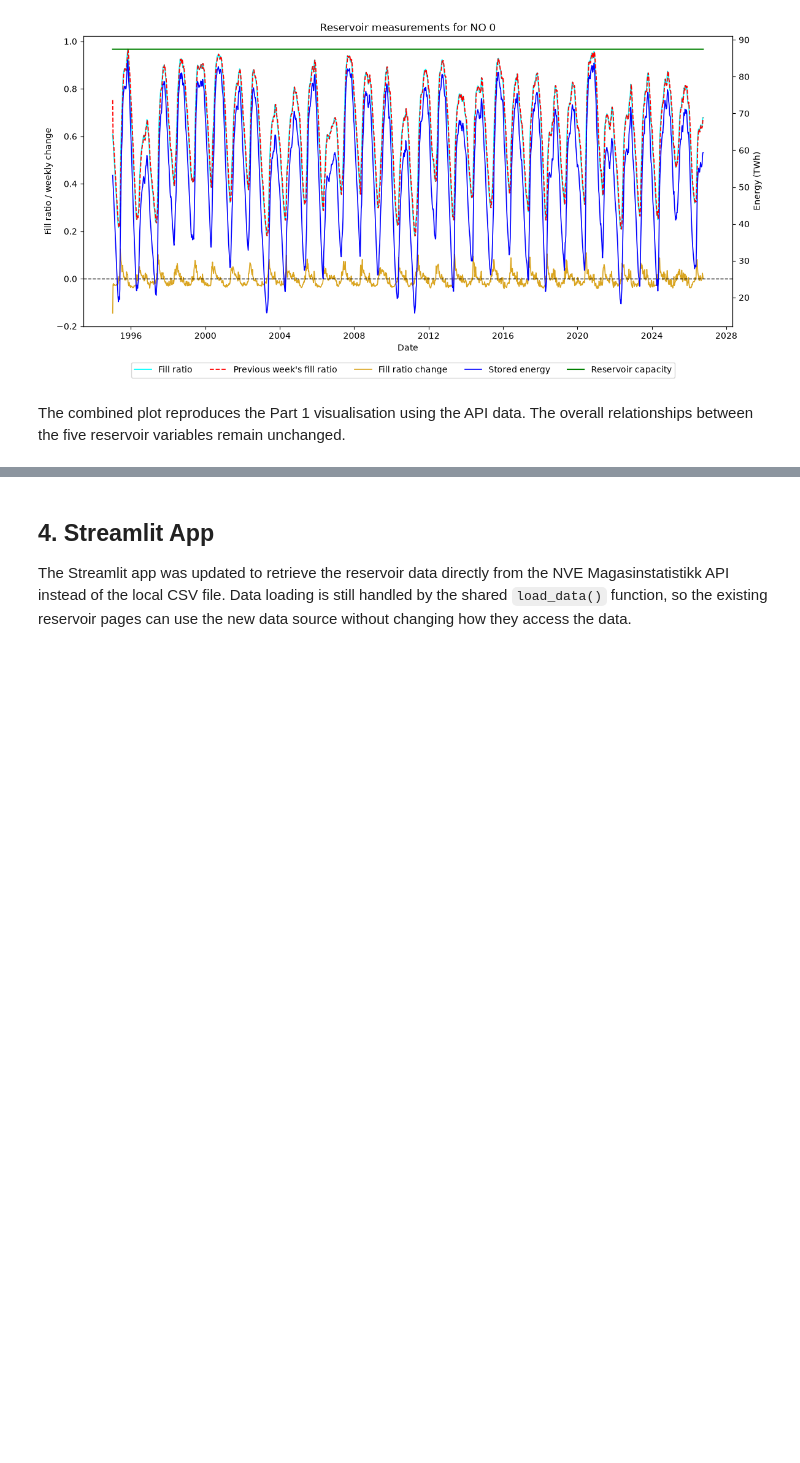
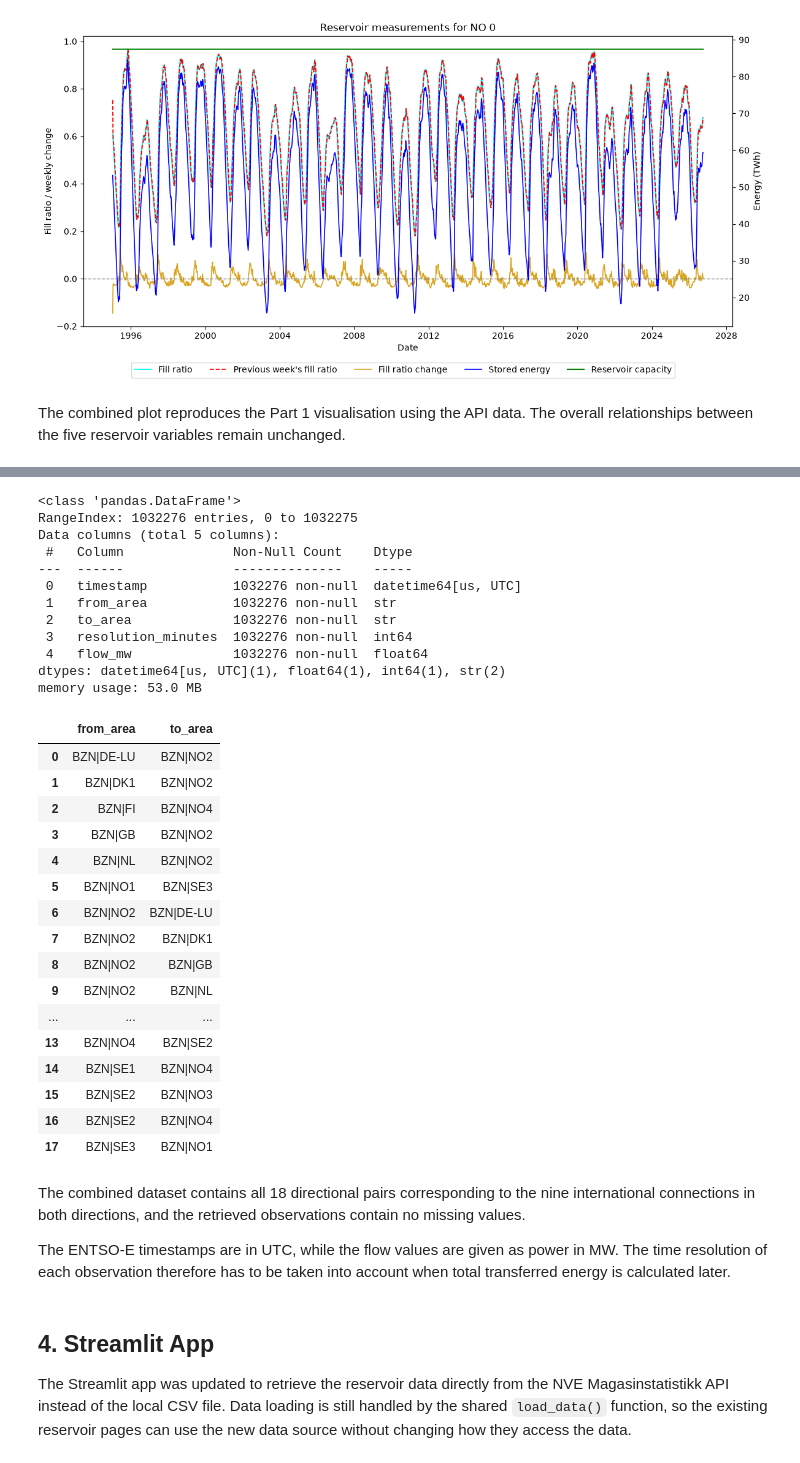
Before and after one commit to kahalandkh/IND320-kahaland, a Jupyter notebook: notebooks/project_work_part2.ipynb, the cells around one changed output, grey strips where cells are left out. Cells and saved outputs as stored; diff of their text form; code cells hidden in the pictures; blank space fills up the shorter version.

Commit message:
Add ENTSO-E cross-border data retrieval and parsing.

```diff
--- a/notebooks/project_work_part2.ipynb
+++ b/notebooks/project_work_part2.ipynb
@@ -419,0 +526,15 @@ The combined plot reproduces the Part 1 visualisation using the API data. The ov
+# %%
+def get_physical_flow(security_token, from_area, to_area, period_start, period_end):
+    """Retrieve physical flow data for one direction and a specific time interval."""
+    params = {"securityToken": security_token,
+              "documentType": "A11",
+              "out_Domain": eic_codes[from_area],
+              "in_Domain": eic_codes[to_area],
+              "periodStart": period_start,
+              "periodEnd": period_end,
+              "curveType": "A03"}
+
+    response = requests.get(entsoe_url, params=params, timeout=60)
+    response.raise_for_status()
+
+    return response.content
@@ -419,0 +599,21 @@ The combined plot reproduces the Part 1 visualisation using the API data. The ov
+# %%
+# Retrieve both directions for every connection and yearly period
+flow_frames = []
+
+for norway_area, foreign_area in connections:
+    for from_area, to_area in [(norway_area, foreign_area), (foreign_area, norway_area)]:
+        for period_start, period_end in periods:
+            xml_data = get_physical_flow(entsoe_token, from_area, to_area, period_start, period_end)
+
+            # Convert the ENTSO-E XML response to tabular observations
+            flow_df = parse_physical_flow(xml_data)
+
+            if flow_df.empty:
+                raise ValueError(f"No data returned for {from_area} → {to_area}, {period_start}–{period_end}")
+
+            flow_frames.append(flow_df)
+
+# Combine all API responses into one dataset
+cross_border_df = pd.concat(flow_frames, ignore_index=True)
+
+cross_border_df.head()
@@ -420,3 +627,41 @@ The combined plot reproduces the Part 1 visualisation using the API data. The ov
+# %%
+# Check the final dataset structure and confirm all directional pairs are present
+cross_border_df.info()
+cross_border_df[["from_area", "to_area"]].drop_duplicates().sort_values(["from_area", "to_area"]).reset_index(drop=True)
+# %% [output]
+<class 'pandas.DataFrame'>
+RangeIndex: 1032276 entries, 0 to 1032275
+Data columns (total 5 columns):
+ #   Column              Non-Null Count    Dtype
+---  ------              --------------    -----
+ 0   timestamp           1032276 non-null  datetime64[us, UTC]
+ 1   from_area           1032276 non-null  str
+ 2   to_area             1032276 non-null  str
+ 3   resolution_minutes  1032276 non-null  int64
+ 4   flow_mw             1032276 non-null  float64
+dtypes: datetime64[us, UTC](1), float64(1), int64(1), str(2)
+memory usage: 53.0 MB
+|  | from_area | to_area |
+| 0 | BZN|DE-LU | BZN|NO2 |
+| 1 | BZN|DK1 | BZN|NO2 |
+| 2 | BZN|FI | BZN|NO4 |
+| 3 | BZN|GB | BZN|NO2 |
+| 4 | BZN|NL | BZN|NO2 |
+| 5 | BZN|NO1 | BZN|SE3 |
+| 6 | BZN|NO2 | BZN|DE-LU |
+| 7 | BZN|NO2 | BZN|DK1 |
+| 8 | BZN|NO2 | BZN|GB |
+| 9 | BZN|NO2 | BZN|NL |
+| ... | ... | ... |
+| 13 | BZN|NO4 | BZN|SE2 |
+| 14 | BZN|SE1 | BZN|NO4 |
+| 15 | BZN|SE2 | BZN|NO3 |
+| 16 | BZN|SE2 | BZN|NO4 |
+| 17 | BZN|SE3 | BZN|NO1 |
+# %% [markdown]
+The combined dataset contains all 18 directional pairs corresponding to the nine international connections in both directions, and the retrieved observations contain no missing values.
+
+The ENTSO-E timestamps are in UTC, while the flow values are given as power in MW. The time resolution of each observation therefore has to be taken into account when total transferred energy is calculated later.
 # %% [markdown]
 ## 4. Streamlit App
 
```
Also changed, not shown: parts of 10 cells of this notebook, 3 other files.
